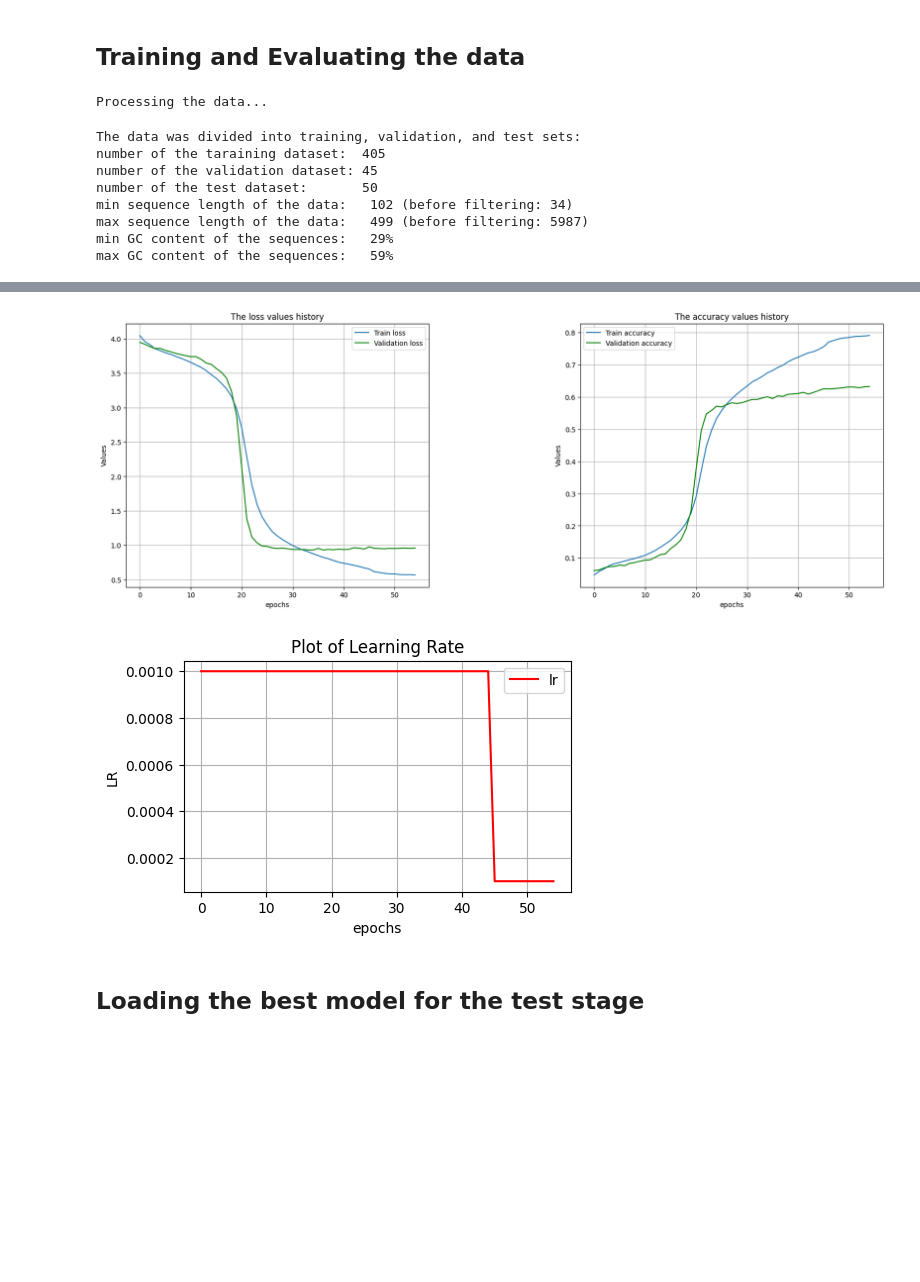
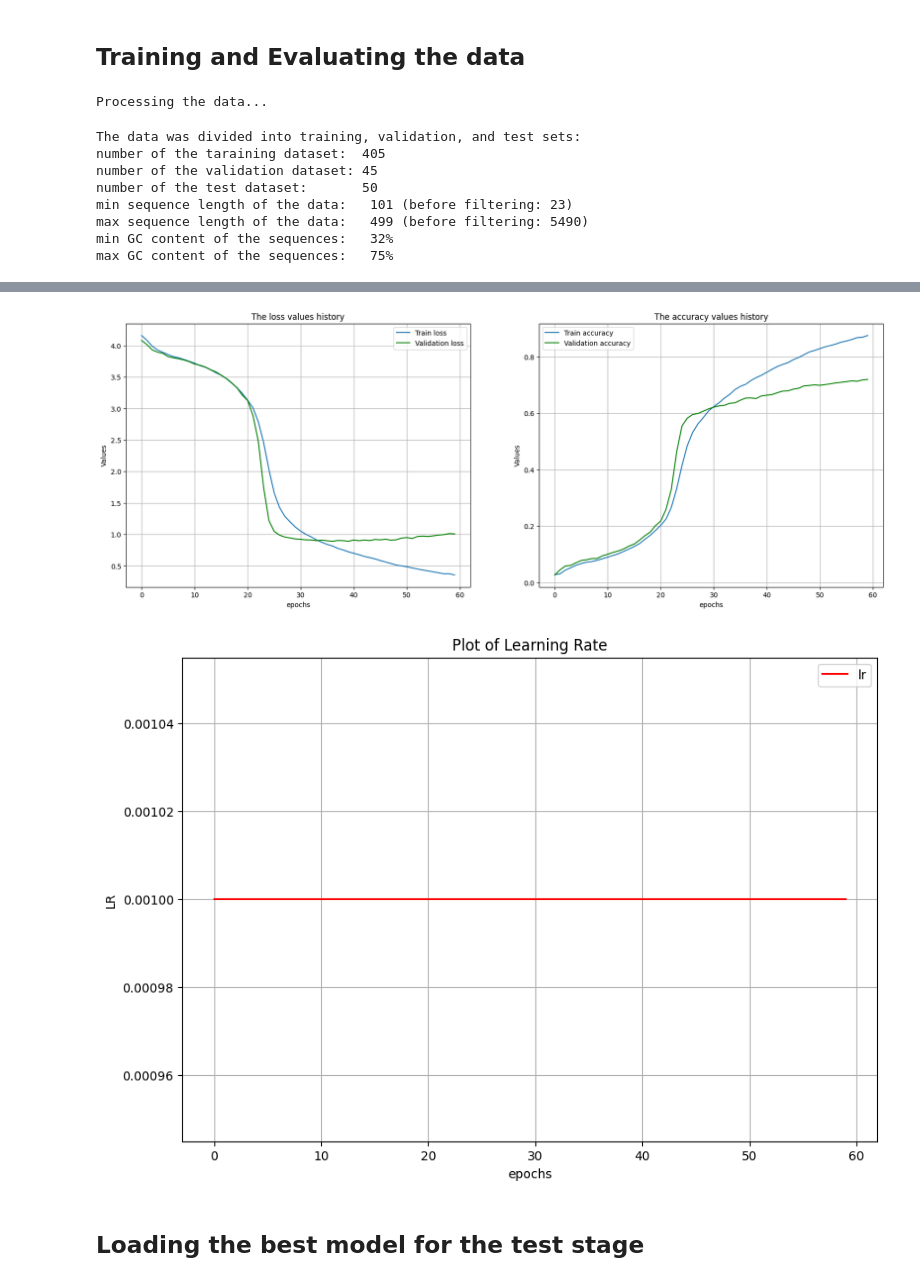
Before and after one commit to farshid61/CodonOptimization, a Jupyter notebook: Codon Optimization.ipynb, the cells around one changed output, grey strips where cells are left out. Cells and saved outputs as stored; diff of their text form; code cells hidden in the pictures; blank space fills up the shorter version.

```diff
--- a/Codon Optimization.ipynb
+++ b/Codon Optimization.ipynb
@@ -1023,10 +1023,10 @@ model = Transformer(batch_size=32,
                     early_stopping_steps=20,
                     min_seq_length=100,
                     max_seq_length=500,
-                    num_seq=500)
+                    num_seq=500,num_layers=3)
 
 optimizer = optim.AdamW(model.parameters(), lr=0.001)
-scheduler=torch.optim.lr_scheduler.ReduceLROnPlateau(optimizer,mode='min',factor=0.1,patience=10,cooldown=5)
+scheduler=torch.optim.lr_scheduler.ReduceLROnPlateau(optimizer,mode='min',factor=0.1,patience=100,cooldown=5)
 criterion = nn.CrossEntropyLoss(ignore_index=0)  # Assuming pad_token_id is defined
 
 #TRAIN AND EVALUATE THE DATA
@@ -1053,11 +1053,11 @@ ax2.legend(loc='upper left')
 ax2.grid(True)
 
 # Adjust layout to prevent overlap
-plt.subplots_adjust(wspace=0.5)
+plt.subplots_adjust(wspace=0.2)
 plt.show()
 
 # Plot lr on a separate figure
-plt.figure(figsize=(5, 3))  # Adjust the figure size as needed
+plt.figure(figsize=(10,7))  # Adjust the figure size as needed
 plt.plot(x, lr, label='lr', color='r')
 plt.xlabel('epochs')
 plt.ylabel('LR')
@@ -1071,7 +1071,7 @@ The data was divided into training, validation, and test sets:
 number of the taraining dataset:  405
 number of the validation dataset: 45
 number of the test dataset:       50
-min sequence length of the data:   102 (before filtering: 34)
-max sequence length of the data:   499 (before filtering: 5987)
-min GC content of the sequences:   29%
-max GC content of the sequences:   59%
+min sequence length of the data:   101 (before filtering: 23)
+max sequence length of the data:   499 (before filtering: 5490)
+min GC content of the sequences:   32%
+max GC content of the sequences:   75%
@@ -1096,5 +1096,5 @@ Epoch [55/200], Loss: 0.5660, Train Accuracy: 79.09%, Validation Loss: 0.9586, V
-[figure, old version]
+[figure, new version]
-[figure, old version]
+[figure, new version]
 # %% [markdown]
 <h2>Loading the best model for the test stage</h2>
 # %%
```
Also changed, not shown: parts of 5 cells of this notebook, 13 other files.
